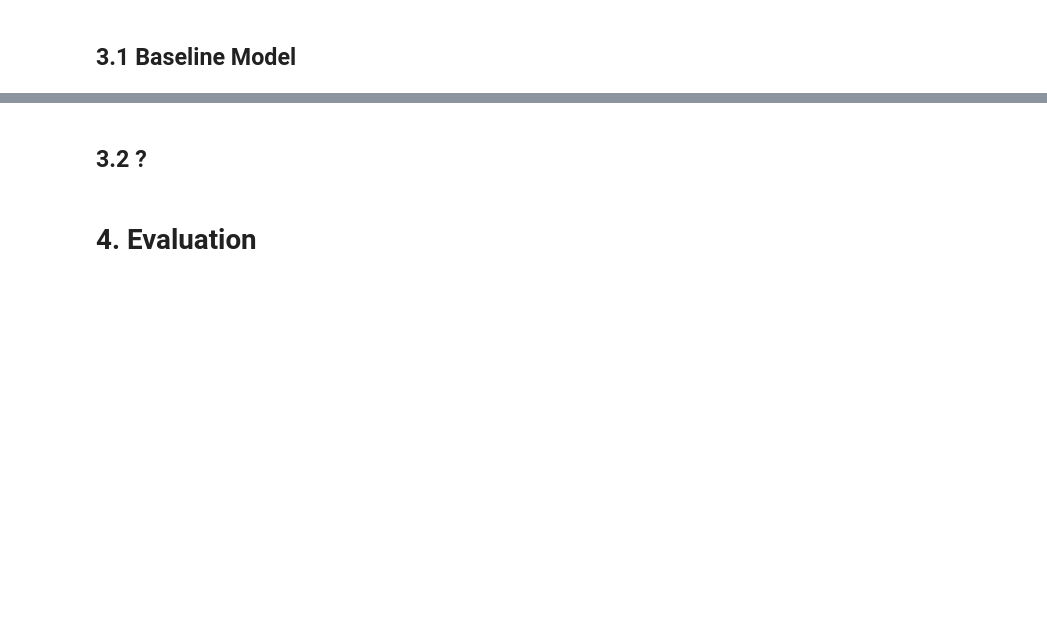
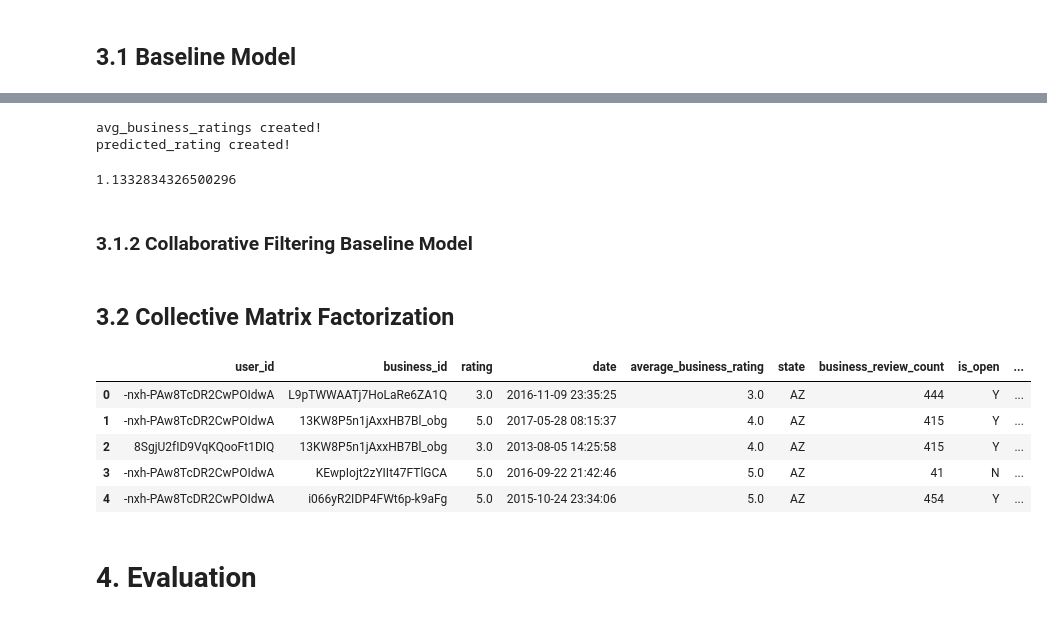
Before and after one commit to thisismeg/personalization-final-project, a Jupyter notebook: final_report.ipynb, the cells around one changed output, grey strips where cells are left out. Drawn from its saved outputs; the diff is of its cells as text; code cells hidden in the pictures; blank space fills up the shorter version.

```diff
--- a/final_report.ipynb
+++ b/final_report.ipynb
@@ -76,4 +136,6 @@ ratings.head()
         },
 '''
 
-businesses = convert_json_to_df(path, 'business.json', ['business_id', 'city', 'state', 'stars', 'review_count', 'categories'])
+businesses = convert_json_to_df(path, 'business.json', ['business_id', 'city', 'state', 'stars',
+                                                        'review_count', 'is_open', 'attributes',
+                                                        'categories', 'hours'])
@@ -89,6 +169,8 @@ users = convert_json_to_df(path, 'user.json', ['user_id', 'review_count', 'frien
 # %%
 # tip.json
 tips =  convert_json_to_df(path, 'tip.json', ['text', 'date', 'compliment_count', 'business_id', 'user_id'])
+# %%
+photos = convert_json_to_df(path, 'photo.json', ['photo_id', 'business_id'])
 # %% [markdown]
 # 3. Modeling <a class="anchor" id="3"></a>
 # %% [markdown]
@@ -95,0 +237,26 @@ tips =  convert_json_to_df(path, 'tip.json', ['text', 'date', 'compliment_count'
+# %%
+# ratings_df - for each user need to remove its last review
+
+def predict_learned_bias(actual_ratings, average_user_ratings, average_business_ratings):
+
+    avg_business_ratings_dict = dict(zip(average_business_ratings.business_id, average_business_ratings.rating))
+
+    def find_business_avg(row):
+        #todo: what if business we are trying to predict was not seen? give it 3 (out of 5)?
+        return avg_business_ratings_dict.get(row['business_id'], 4)
+
+    avg_business_ratings = actual_ratings.apply(find_business_avg, axis=1)
+    print('avg_business_ratings created!')
+
+    # we are assuming that the order is the same in each avg_business_ratings and average_user_ratings
+    predicted_rating = (avg_business_ratings + average_user_ratings['rating']) / 2
+    print('predicted_rating created!')
+
+    actual_ratings['predicted_rating'] = predicted_rating.values
+
+    return actual_ratings
+
+basine_line_predictions = predict_learned_bias(actual_y, average_user_ratings, average_business_ratings)
+# %% [output]
+avg_business_ratings created!
+predicted_rating created!
@@ -96,2 +268,16 @@ tips =  convert_json_to_df(path, 'tip.json', ['text', 'date', 'compliment_count'
+# %%
+baseline_rmse
+# %% [output]
+1.1332834326500296
+# %% [markdown]
+### 3.1.2 Collaborative Filtering Baseline Model <a class="anchor" id="3-1-1"></a>
 # %% [markdown]
-## 3.2 ? <a class="anchor" id="3-2"></a>
+## 3.2 Collective Matrix Factorization <a class="anchor" id="3-2"></a>
+# %%
+active_user_only_ratings_df = ratings[ratings['user_id'].isin(active_users)]
+
+sample_size = [100]
+
+for s in sample_size:
+    sampleUID = active_user_only_ratings_df['user_id'].unique()[np.random.randint(active_user_only_ratings_df['user_id'].unique().shape[0], size=s)]
+    active_user_only_ratings_df_sample = active_user_only_ratings_df[active_user_only_ratings_df['user_id'].isin(sampleUID)]
@@ -98,3 +336,12 @@ tips =  convert_json_to_df(path, 'tip.json', ['text', 'date', 'compliment_count'
+# %%
+base_df.head()
+# %% [output]
+|  | user_id | business_id | rating | date | average_business_rating | state | business_review_count | is_open | ... |
+| 0 | -nxh-PAw8TcDR2CwPOIdwA | L9pTWWAATj7HoLaRe6ZA1Q | 3.0 | 2016-11-09 23:35:25 | 3.0 | AZ | 444 | Y | ... |
+| 1 | -nxh-PAw8TcDR2CwPOIdwA | 13KW8P5n1jAxxHB7Bl_obg | 5.0 | 2017-05-28 08:15:37 | 4.0 | AZ | 415 | Y | ... |
+| 2 | 8SgjU2fID9VqKQooFt1DIQ | 13KW8P5n1jAxxHB7Bl_obg | 3.0 | 2013-08-05 14:25:58 | 4.0 | AZ | 415 | Y | ... |
+| 3 | -nxh-PAw8TcDR2CwPOIdwA | KEwpIojt2zYIIt47FTlGCA | 5.0 | 2016-09-22 21:42:46 | 5.0 | AZ | 41 | N | ... |
+| 4 | -nxh-PAw8TcDR2CwPOIdwA | i066yR2IDP4FWt6p-k9aFg | 5.0 | 2015-10-24 23:34:06 | 5.0 | AZ | 454 | Y | ... |
 # %% [markdown]
 # 4. Evaluation <a class="anchor" id="4"></a>
 # %% [markdown]
```
Also changed, not shown: parts of 22 cells of this notebook.
